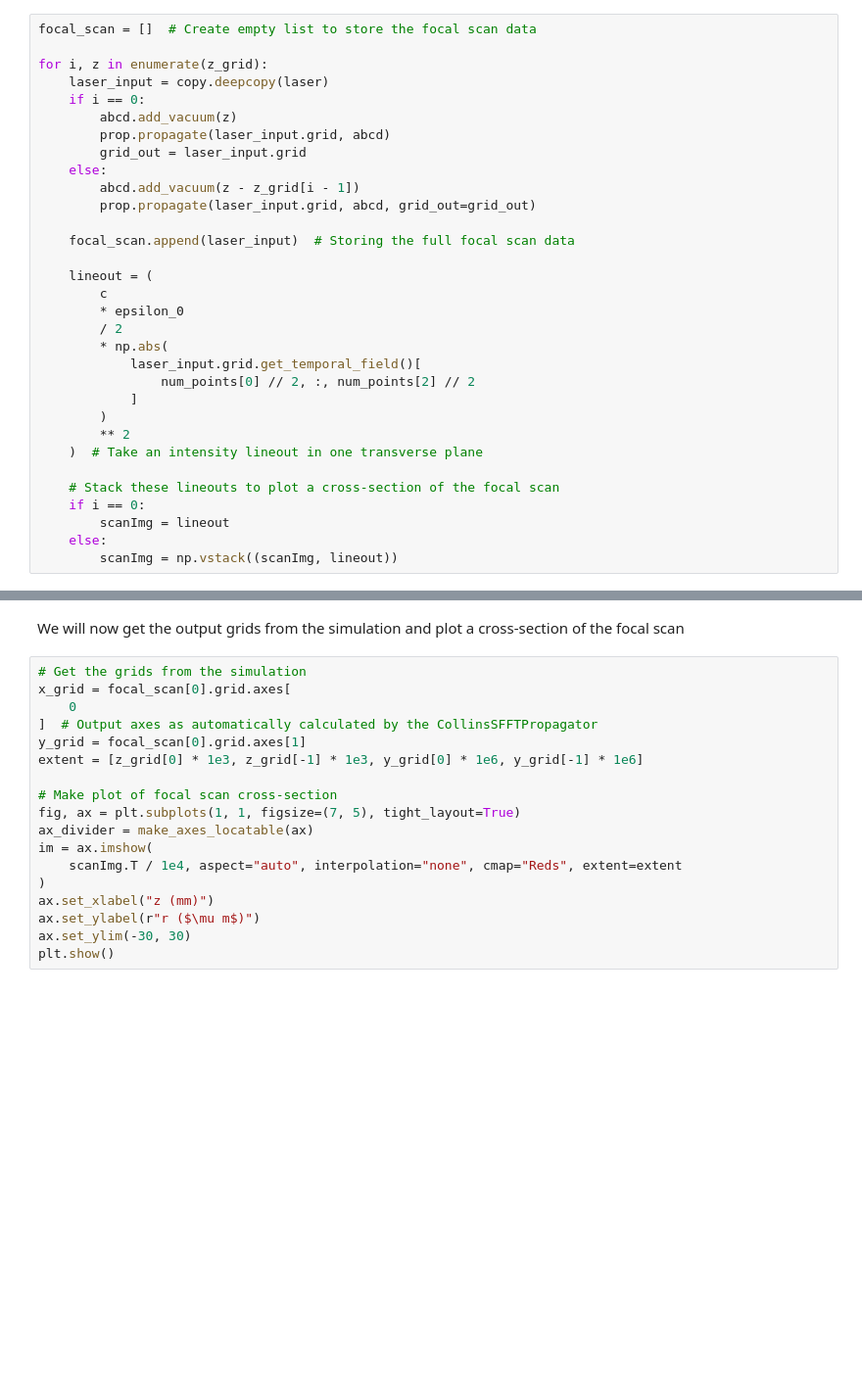
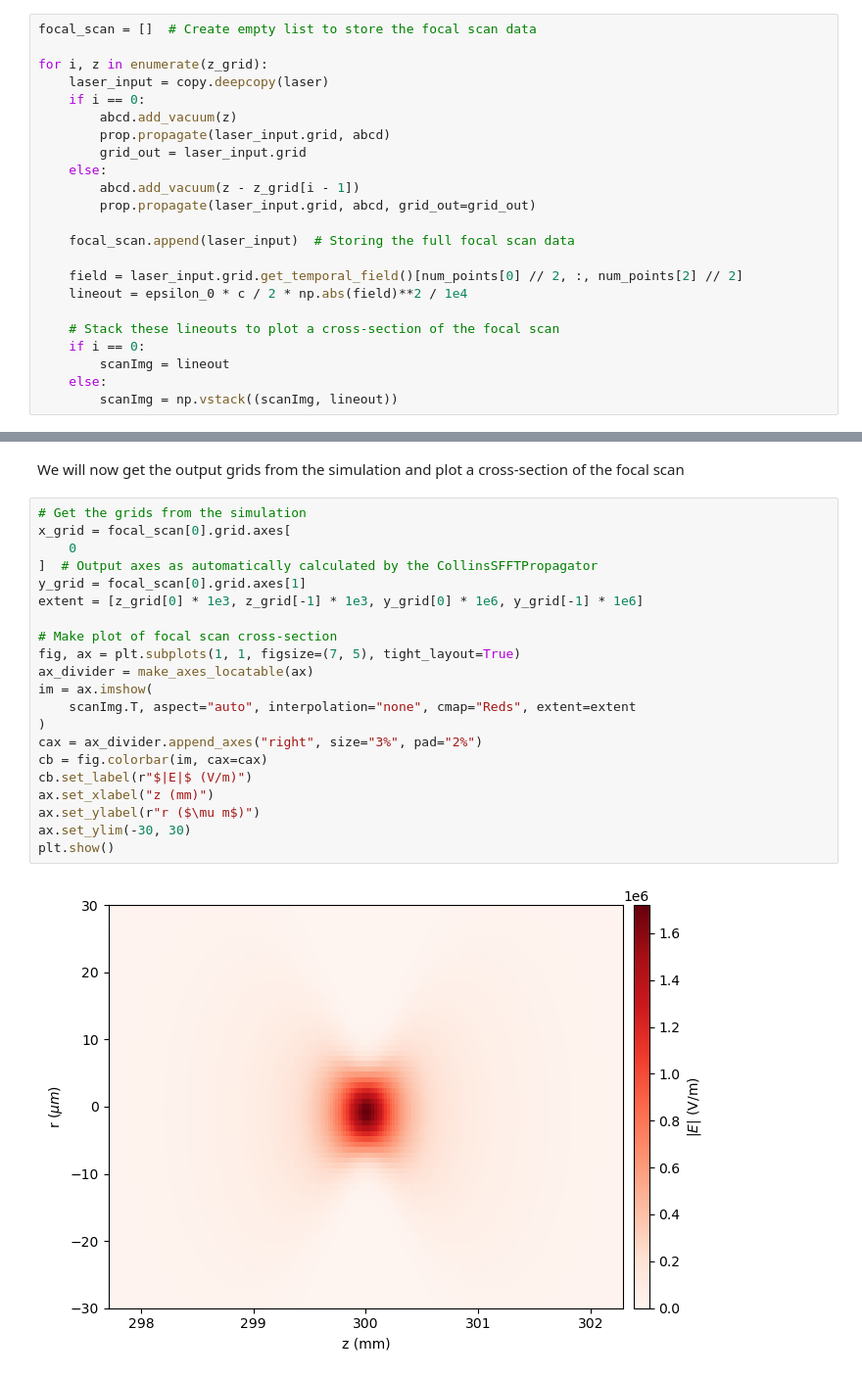
Before and after one commit to LASY-org/lasy, a Jupyter notebook: docs/source/tutorials/collins_propagator.ipynb, the cells around one changed output, grey strips where cells are left out. Shown: that part at 98% size. Saved outputs shown, nothing was run; the diff lists cells and outputs as text; blank space fills up the shorter version.

```diff
--- a/docs/source/tutorials/collins_propagator.ipynb
+++ b/docs/source/tutorials/collins_propagator.ipynb
@@ -81,17 +97,8 @@ for i, z in enumerate(z_grid):
 
     focal_scan.append(laser_input)  # Storing the full focal scan data
 
-    lineout = (
-        c
-        * epsilon_0
-        / 2
-        * np.abs(
-            laser_input.grid.get_temporal_field()[
-                num_points[0] // 2, :, num_points[2] // 2
-            ]
-        )
-        ** 2
-    )  # Take an intensity lineout in one transverse plane
+    field = laser_input.grid.get_temporal_field()[num_points[0] // 2, :, num_points[2] // 2]
+    lineout = epsilon_0 * c / 2 * np.abs(field)**2 / 1e4
 
     # Stack these lineouts to plot a cross-section of the focal scan
     if i == 0:
@@ -103,18 +128,23 @@ We will now get the output grids from the simulation and plot a cross-section of
 # %%
 # Get the grids from the simulation
 x_grid = focal_scan[0].grid.axes[
     0
 ]  # Output axes as automatically calculated by the CollinsSFFTPropagator
 y_grid = focal_scan[0].grid.axes[1]
 extent = [z_grid[0] * 1e3, z_grid[-1] * 1e3, y_grid[0] * 1e6, y_grid[-1] * 1e6]
 
 # Make plot of focal scan cross-section
 fig, ax = plt.subplots(1, 1, figsize=(7, 5), tight_layout=True)
 ax_divider = make_axes_locatable(ax)
 im = ax.imshow(
-    scanImg.T / 1e4, aspect="auto", interpolation="none", cmap="Reds", extent=extent
+    scanImg.T, aspect="auto", interpolation="none", cmap="Reds", extent=extent
 )
+cax = ax_divider.append_axes("right", size="3%", pad="2%")
+cb = fig.colorbar(im, cax=cax)
+cb.set_label(r"$|E|$ (V/m)")
 ax.set_xlabel("z (mm)")
 ax.set_ylabel(r"r ($\mu m$)")
 ax.set_ylim(-30, 30)
 plt.show()
+# %% [output]
+[figure, added]
```
Also changed, not shown: parts of 3 cells of this notebook, 1 other file.
